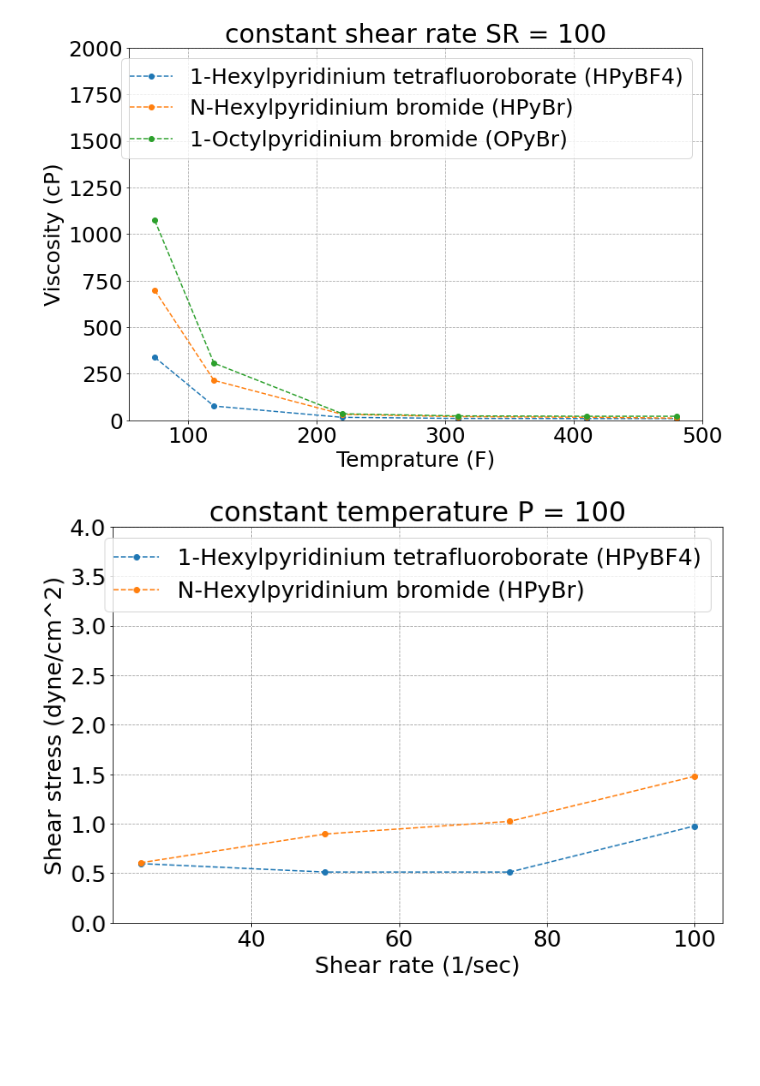
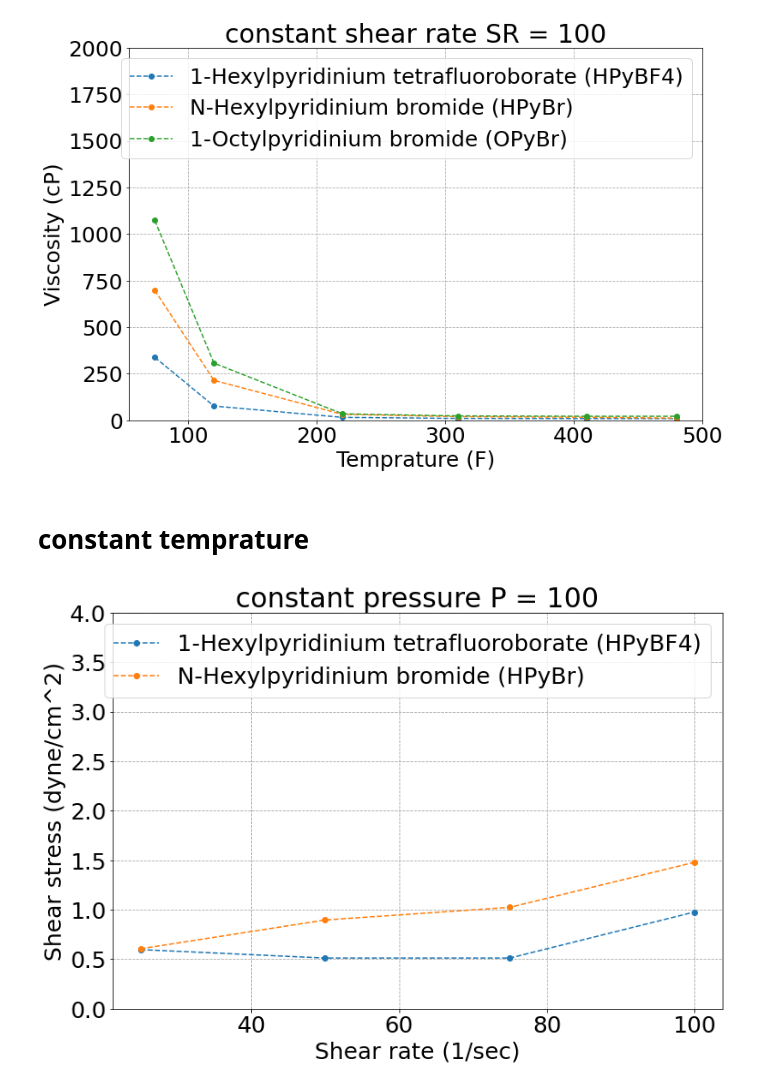
Before and after one commit to Atashnezhad/hpht, a Jupyter notebook: P05.ipynb, the cells around one changed output. Saved outputs shown, nothing was run; the diff lists cells and outputs as text; code cells hidden in the pictures; blank space fills up the shorter version.

```diff
--- a/P05.ipynb
+++ b/P05.ipynb
@@ -170,18 +172,20 @@ my_dict = obj.plot_data_4(
 )
 # %% [output]
 [figure]
+# %% [markdown]
+# constant temprature
 # %%
 obj = MyPlot()
 my_dict = obj.plot_data_4(
     data,
     il_names=["HPyBF4_CT", "HPyBr_CT"],
     grouop_by_parameter=("P", 100),
     font_size=25,
     maping_dict=mapping_dict,
-    title="constant temperature",
+    title="constant pressure",
     y_lim=(0, 4),
     x_label="Shear rate (1/sec)",
     y_label="Shear stress (dyne/cm^2)",
 )
 # %% [output]
-[figure, old version]
+[figure, new version]
```
Also changed, not shown: parts of 6 cells of this notebook, 2 other files.
